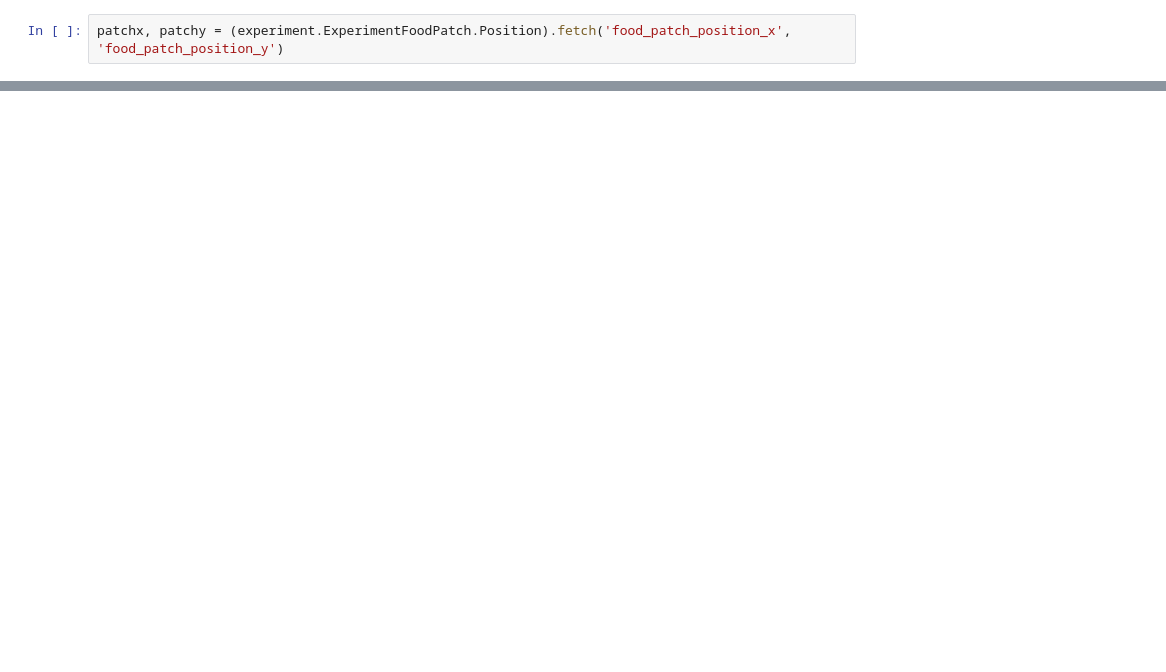
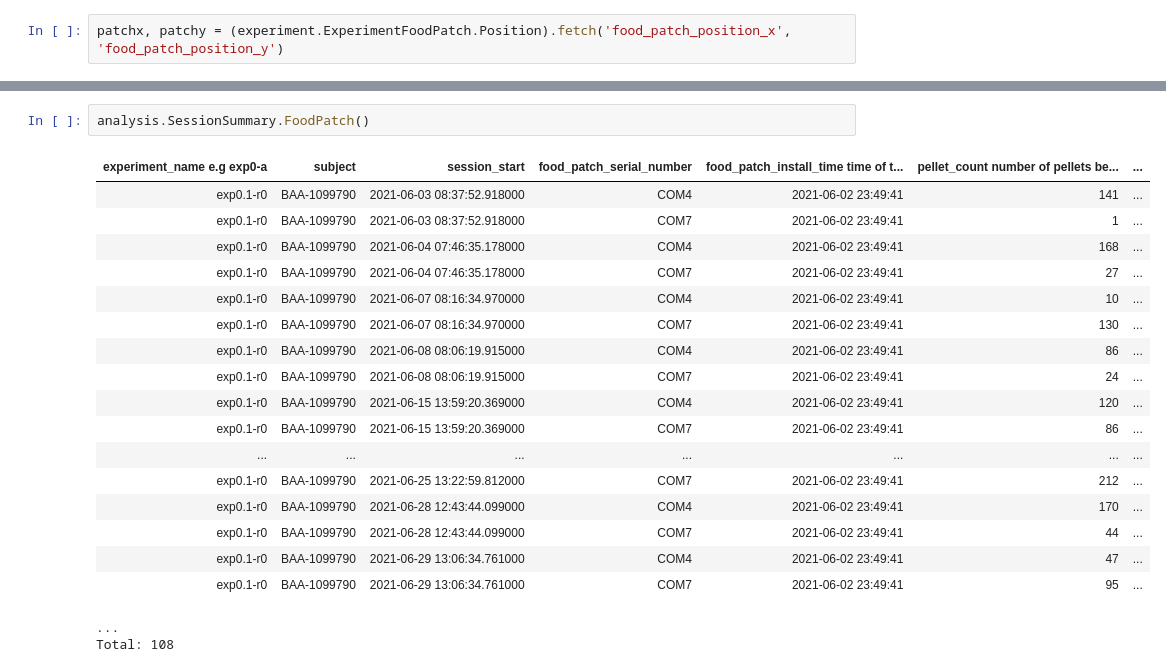
Before and after one commit to SainsburyWellcomeCentre/aeon_mecha, a Jupyter notebook: notebooks/Example_queries_exp0.1_b.ipynb, the cells around one changed output, grey strips where cells are left out. Drawn from its saved outputs; the diff is of its cells as text; blank space fills up the shorter version.

```diff
--- a/notebooks/Example_queries_exp0.1_b.ipynb
+++ b/notebooks/Example_queries_exp0.1_b.ipynb
@@ -251,0 +162,22 @@ for x, y in zip(patchx, patchy):
+# %%
+analysis.SessionSummary.FoodPatch()
+# %% [output]
+| experiment_name e.g exp0-a | subject | session_start | food_patch_serial_number | food_patch_install_time time of t... | pellet_count number of pellets be... | ... |
+| exp0.1-r0 | BAA-1099790 | 2021-06-03 08:37:52.918000 | COM4 | 2021-06-02 23:49:41 | 141 | ... |
+| exp0.1-r0 | BAA-1099790 | 2021-06-03 08:37:52.918000 | COM7 | 2021-06-02 23:49:41 | 1 | ... |
+| exp0.1-r0 | BAA-1099790 | 2021-06-04 07:46:35.178000 | COM4 | 2021-06-02 23:49:41 | 168 | ... |
+| exp0.1-r0 | BAA-1099790 | 2021-06-04 07:46:35.178000 | COM7 | 2021-06-02 23:49:41 | 27 | ... |
+| exp0.1-r0 | BAA-1099790 | 2021-06-07 08:16:34.970000 | COM4 | 2021-06-02 23:49:41 | 10 | ... |
+| exp0.1-r0 | BAA-1099790 | 2021-06-07 08:16:34.970000 | COM7 | 2021-06-02 23:49:41 | 130 | ... |
+| exp0.1-r0 | BAA-1099790 | 2021-06-08 08:06:19.915000 | COM4 | 2021-06-02 23:49:41 | 86 | ... |
+| exp0.1-r0 | BAA-1099790 | 2021-06-08 08:06:19.915000 | COM7 | 2021-06-02 23:49:41 | 24 | ... |
+| exp0.1-r0 | BAA-1099790 | 2021-06-15 13:59:20.369000 | COM4 | 2021-06-02 23:49:41 | 120 | ... |
+| exp0.1-r0 | BAA-1099790 | 2021-06-15 13:59:20.369000 | COM7 | 2021-06-02 23:49:41 | 86 | ... |
+| ... | ... | ... | ... | ... | ... | ... |
+| exp0.1-r0 | BAA-1099790 | 2021-06-25 13:22:59.812000 | COM7 | 2021-06-02 23:49:41 | 212 | ... |
+| exp0.1-r0 | BAA-1099790 | 2021-06-28 12:43:44.099000 | COM4 | 2021-06-02 23:49:41 | 170 | ... |
+| exp0.1-r0 | BAA-1099790 | 2021-06-28 12:43:44.099000 | COM7 | 2021-06-02 23:49:41 | 44 | ... |
+| exp0.1-r0 | BAA-1099790 | 2021-06-29 13:06:34.761000 | COM4 | 2021-06-02 23:49:41 | 47 | ... |
+| exp0.1-r0 | BAA-1099790 | 2021-06-29 13:06:34.761000 | COM7 | 2021-06-02 23:49:41 | 95 | ... |
+...
+Total: 108
```
Also changed, not shown: parts of 35 cells of this notebook.
